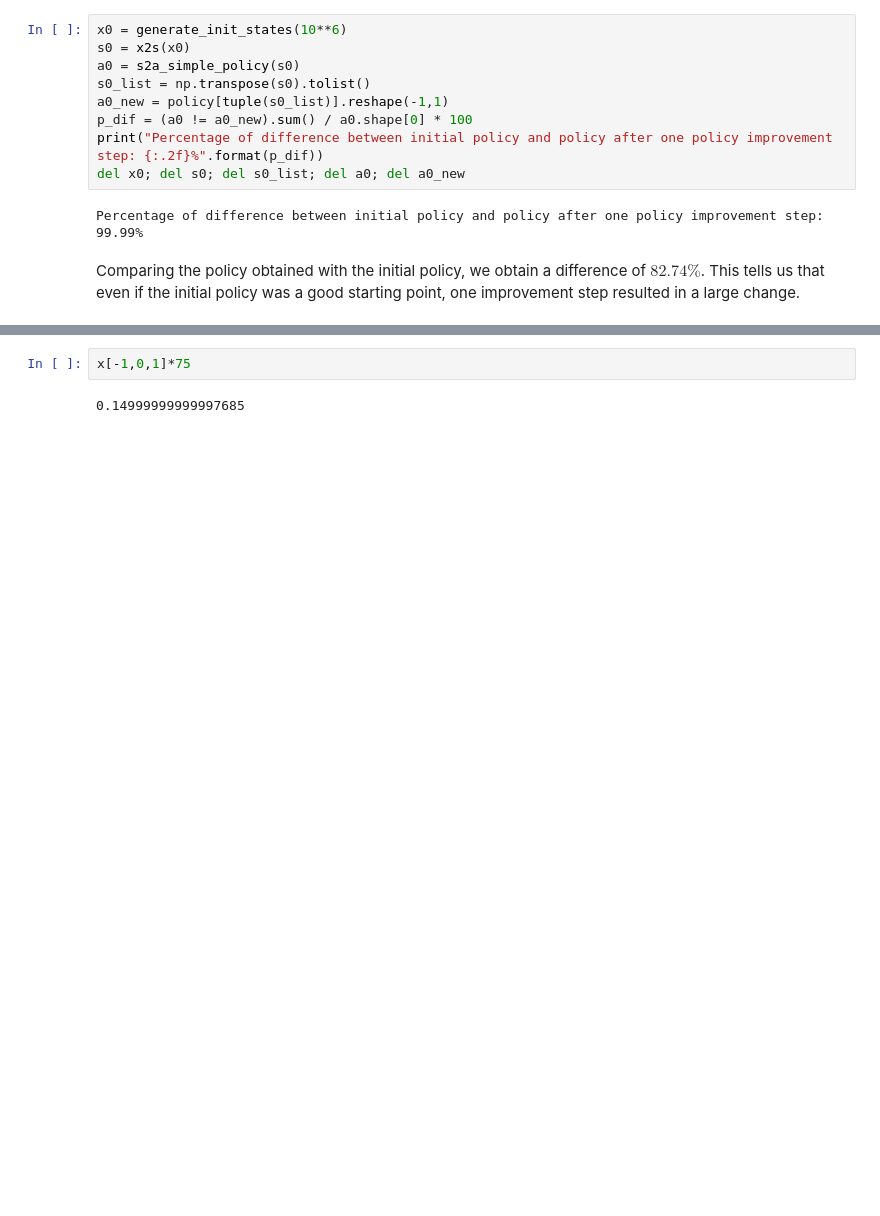
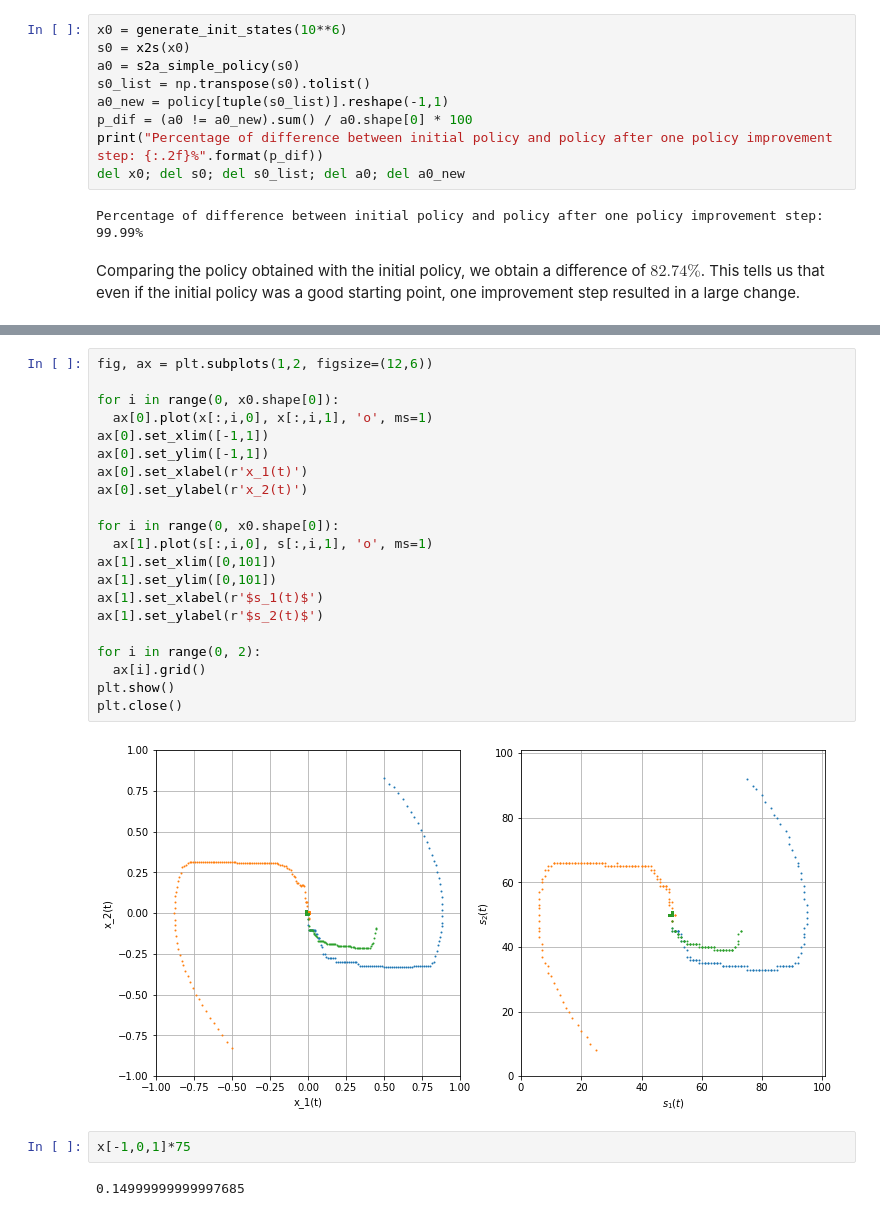
Before and after one commit to tarod13/OptimalControl, a Jupyter notebook: OptimalControl_DP_project.ipynb, the cells around one changed output, grey strips where cells are left out. Cells and saved outputs as stored; diff of their text form; blank space fills up the shorter version.

```diff
--- a/OptimalControl_DP_project.ipynb
+++ b/OptimalControl_DP_project.ipynb
@@ -480,3 +480,26 @@ plt.close()
+# %%
+fig, ax = plt.subplots(1,2, figsize=(12,6))
+
+for i in range(0, x0.shape[0]):
+  ax[0].plot(x[:,i,0], x[:,i,1], 'o', ms=1)
+ax[0].set_xlim([-1,1])
+ax[0].set_ylim([-1,1])
+ax[0].set_xlabel(r'x_1(t)')
+ax[0].set_ylabel(r'x_2(t)')
+
+for i in range(0, x0.shape[0]):
+  ax[1].plot(s[:,i,0], s[:,i,1], 'o', ms=1)
+ax[1].set_xlim([0,101])
+ax[1].set_ylim([0,101])
+ax[1].set_xlabel(r'$s_1(t)$')
+ax[1].set_ylabel(r'$s_2(t)$')
+
+for i in range(0, 2):
+  ax[i].grid()
+plt.show()
+plt.close()
+# %% [output]
+[figure, added]
 # %%
 x[-1,0,1]*75
 # %% [output]
```
Also changed, not shown: parts of 7 cells of this notebook.
